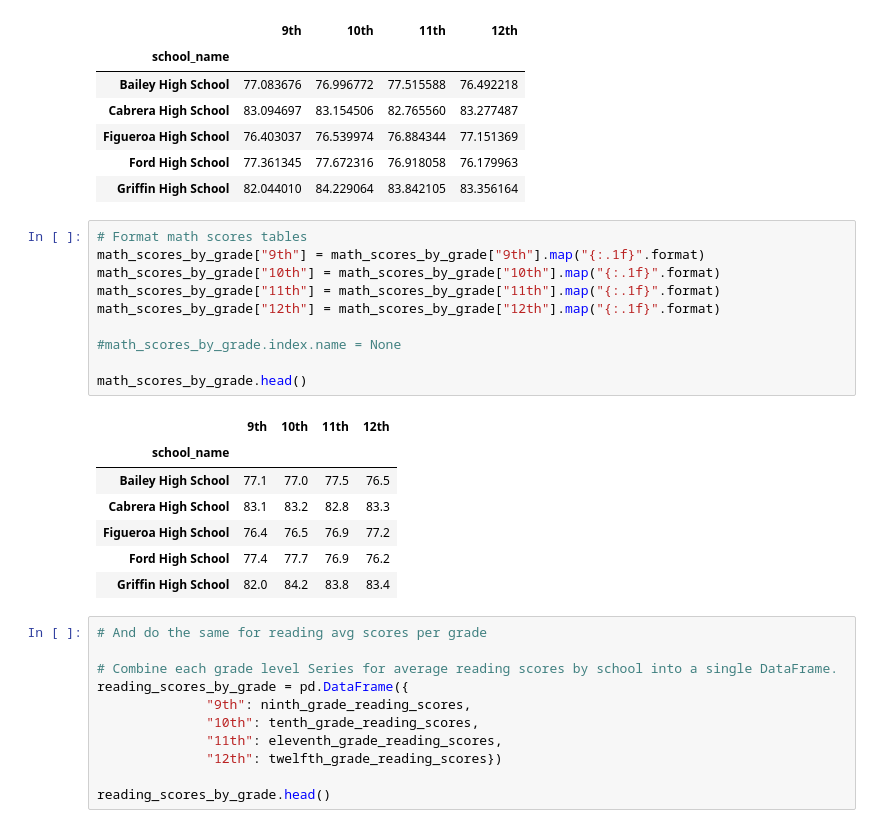
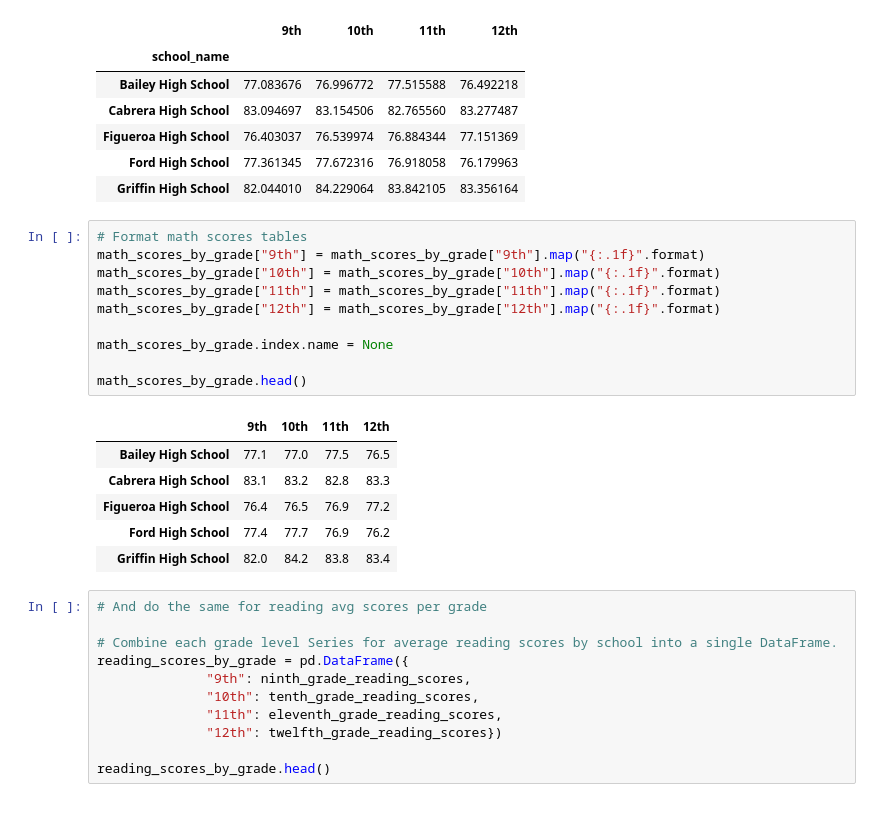
Before and after one commit to nicoserrano/School_District_Analysis, a Jupyter notebook: PyCitySchools.ipynb, the cells around one changed output. Saved outputs shown, nothing was run; the diff lists cells and outputs as text.

Commit message:
Updated and corrected tables per grade

```diff
--- a/PyCitySchools.ipynb
+++ b/PyCitySchools.ipynb
@@ -995,16 +995,15 @@ math_scores_by_grade.head()
 # %%
 # Format math scores tables
 math_scores_by_grade["9th"] = math_scores_by_grade["9th"].map("{:.1f}".format)
 math_scores_by_grade["10th"] = math_scores_by_grade["10th"].map("{:.1f}".format)
 math_scores_by_grade["11th"] = math_scores_by_grade["11th"].map("{:.1f}".format)
 math_scores_by_grade["12th"] = math_scores_by_grade["12th"].map("{:.1f}".format)
 
-#math_scores_by_grade.index.name = None
+math_scores_by_grade.index.name = None
 
 math_scores_by_grade.head()
 # %% [output]
 |  | 9th | 10th | 11th | 12th |
-| school_name |  |  |  |  |
 | Bailey High School | 77.1 | 77.0 | 77.5 | 76.5 |
 | Cabrera High School | 83.1 | 83.2 | 82.8 | 83.3 |
 | Figueroa High School | 76.4 | 76.5 | 76.9 | 77.2 |
```
